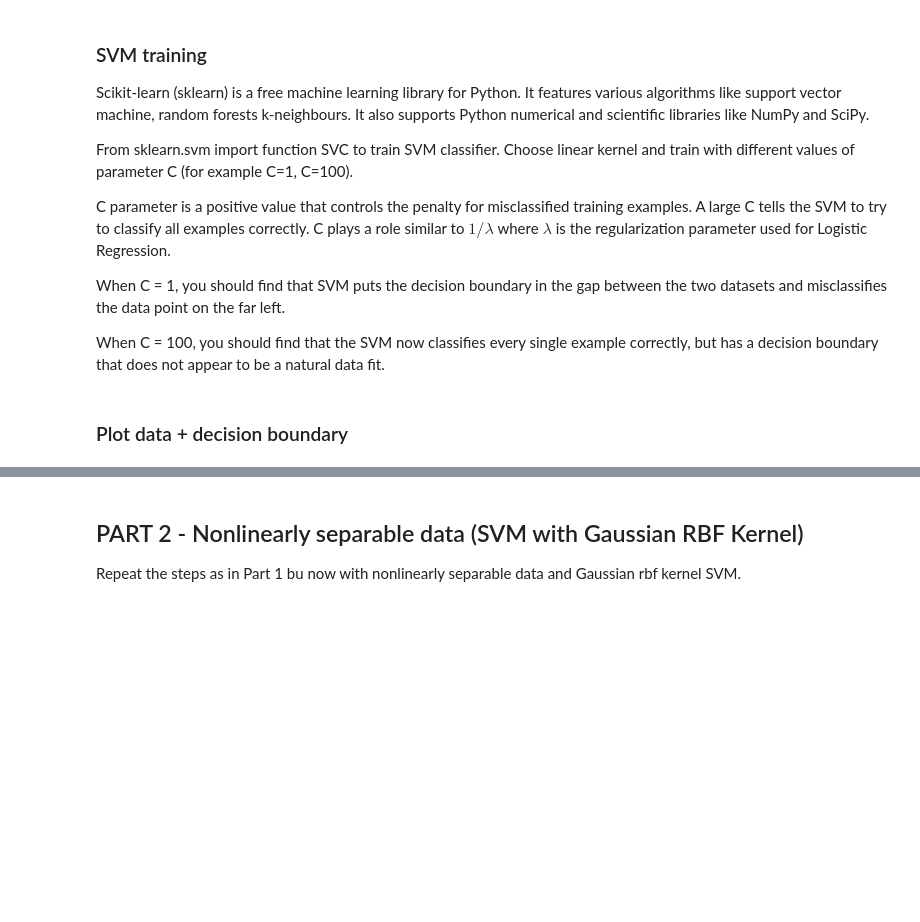
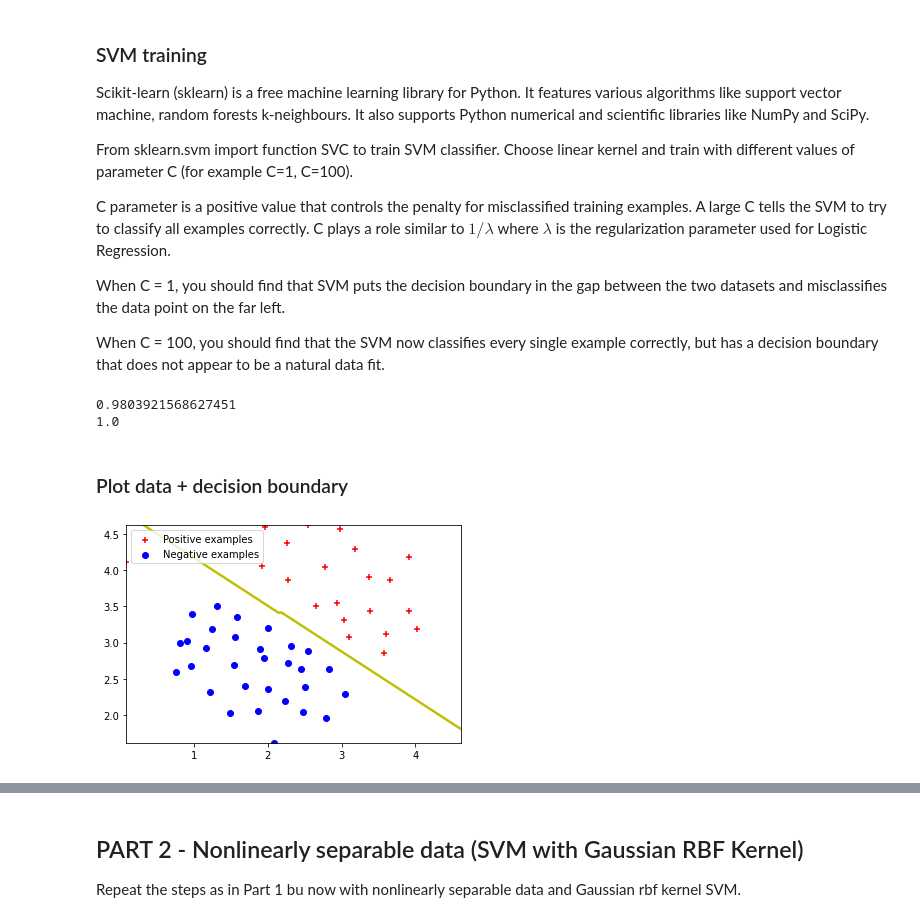
Before and after one commit to pedrovt/aa-labs, a Jupyter notebook: Lab5-SVM/SVM.ipynb, the cells around one changed output, grey strips where cells are left out. Cells and saved outputs as stored; diff of their text form; code cells hidden in the pictures; blank space fills up the shorter version.

```diff
--- a/Lab5-SVM/SVM.ipynb
+++ b/Lab5-SVM/SVM.ipynb
@@ -54,16 +66,34 @@ from sklearn.svm import SVC
 classifier = SVC(C=1, kernel="linear")
 classifier.fit(X,np.ravel(y))
 print(classifier.score(X,y))  #ANSWER arround 98% accuracy
+
+# C = 100
+classifier2 = SVC(C=100, kernel="linear")
+classifier2.fit(X,np.ravel(y))
+print(classifier2.score(X,y))  #ANSWER arround 100% accuracy <- NOT GOOD, OVERFITTING
+# %% [output]
+0.9803921568627451
+1.0
 # %% [markdown]
 ### Plot data + decision boundary
 # %%
 #PLot the data as in Fig.1
-?
+pos=(y==1)
+neg=(y==0)
 
+plt.scatter(X[pos[:,0],0],X[pos[:,0],1],c="r",marker="+", label='Positive examples')
+plt.scatter(X[neg[:,0],0],X[neg[:,0],1],c="b",marker="o", label='Negative examples')
+
+#plt.title('Figure 1')
+plt.legend()
 
 # add the decision boundary line
 num=100
 X_1,X_2 = np.meshgrid(np.linspace(X[:,0].min(),X[:,1].max(),num),np.linspace(X[:,1].min(),X[:,1].max(),num))
 plt.contour(X_1,X_2,classifier.predict(np.array([X_1.ravel(),X_2.ravel()]).T).reshape(X_1.shape),1,colors="y")
+
+plt.show()
+# %% [output]
+[figure, added]
 # %%
 # Repeat SVM training for C = 100 and get accuracy 100%
```
Also changed, not shown: parts of 21 cells of this notebook.
